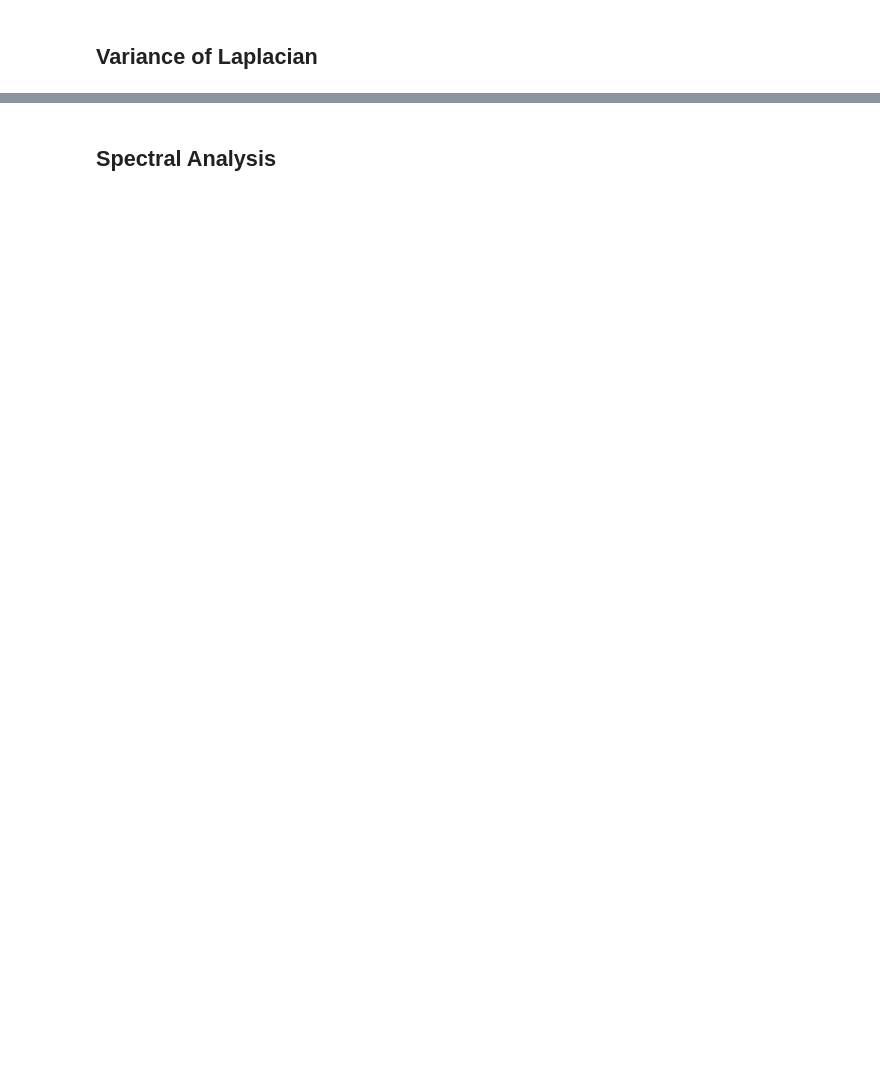
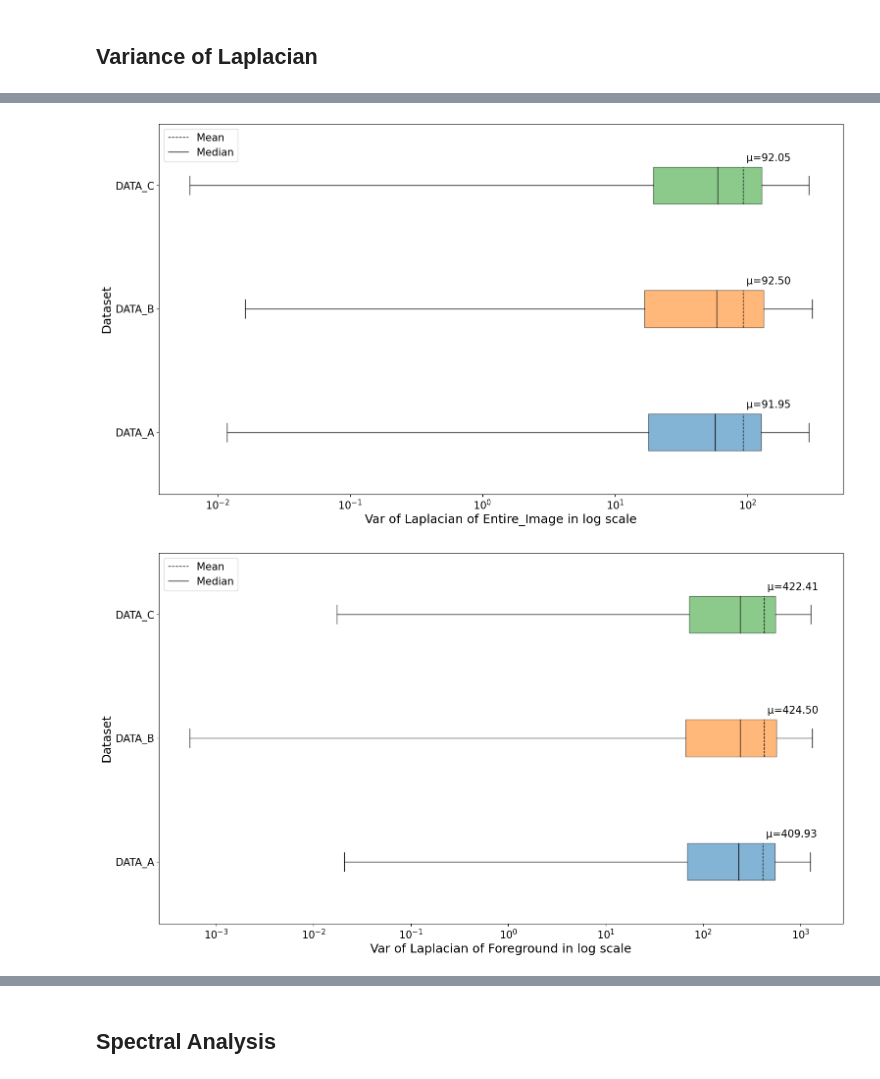
Before and after one commit to Unity-Technologies/datasetinsights, a Jupyter notebook: notebooks/Image_Analysis.ipynb, the cells around one changed output, grey strips where cells are left out. Cells and saved outputs as stored; diff of their text form; code cells hidden in the pictures; blank space fills up the shorter version.

```diff
--- a/notebooks/Image_Analysis.ipynb
+++ b/notebooks/Image_Analysis.ipynb
@@ -65,20 +39,0 @@ seg_bg, seg_fg = [], []
-# %%
-for img_id in tqdm(img_ids[:10000]):
-    img_meta_data = coco.loadImgs(ids=[img_id])
-    file_name = img_meta_data[0]['file_name']
-
-    img_path = os.path.join(img_dir_path, file_name)
-    laplacian = laplacian_img(img_path)
-
-    ann_ids = coco.getAnnIds(imgIds=img_id, iscrowd = None)
-    annotations = coco.loadAnns(ann_ids, )
-    if not annotations:
-        continue
-
-    masks = list(map(coco.annToMask, annotations))
-    final_mask = get_final_mask(masks)
-
-    fg_var_lap, bg_var_lap = get_seg_fg_bg_var_laplacian(laplacian=laplacian, final_mask=final_mask)
-
-    seg_fg.append(fg_var_lap)
-    seg_bg.append(bg_var_lap)
@@ -100,0 +78,45 @@ plt.show()
+# %%
+for plot_type in ["Entire_Image", "Foreground", "Background"]:
+    box_plot_data = []
+    for data in vars_dict:
+        box_plot_data.append(vars_dict[data][plot_type])
+
+    fig, ax = plt.subplots(dpi=100, figsize=(18,10))
+
+    box = ax.boxplot(box_plot_data,vert=0,patch_artist=True,labels=vars_dict.keys(),
+                     showmeans=True, meanline=True, showfliers=False,)
+
+    colors = plt.rcParams['axes.prop_cycle'].by_key()['color']
+    for patch, color in zip(box['boxes'], colors):
+        patch.set_facecolor(color)
+        patch.set_alpha(0.55)
+
+    for median in box['medians']:
+        median.set_color('black')
+    for i, means in enumerate(box['means']):
+        means.set_color('black')
+        x, y = means.get_xydata()[1]
+        mean = np.array(box_plot_data[i]).mean()
+        text = ' μ={:.2f}'.format(mean)
+        ax.annotate(text, xy=(x, y+0.05), fontsize=15)
+
+
+    plt.plot([], [], '--', linewidth=1, color='black', label='Mean')
+    plt.plot([], [], '-', linewidth=1, color='black', label='Median')
+
+    plt.legend(fontsize=15, loc="upper left")
+
+
+    plt.xticks(fontsize=15 )
+    plt.yticks(fontsize=15 )
+    plt.xscale('log')
+    plt.minorticks_off()
+    plt.xlabel(f"Var of Laplacian of {plot_type} in log scale", fontsize=18)
+    plt.ylabel("Dataset", fontsize=18)
+    if plot_dest_dir:
+        plt.savefig(os.path.join(plot_dest_dir, f"var_lap_{plot_type}.png"))
+        plt.savefig(os.path.join(plot_dest_dir, f"var_lap_{plot_type}.pdf"))
+    plt.show()
+# %% [output]
+[figure, added]
+[figure, added]
```
Also changed, not shown: parts of 32 cells of this notebook.
